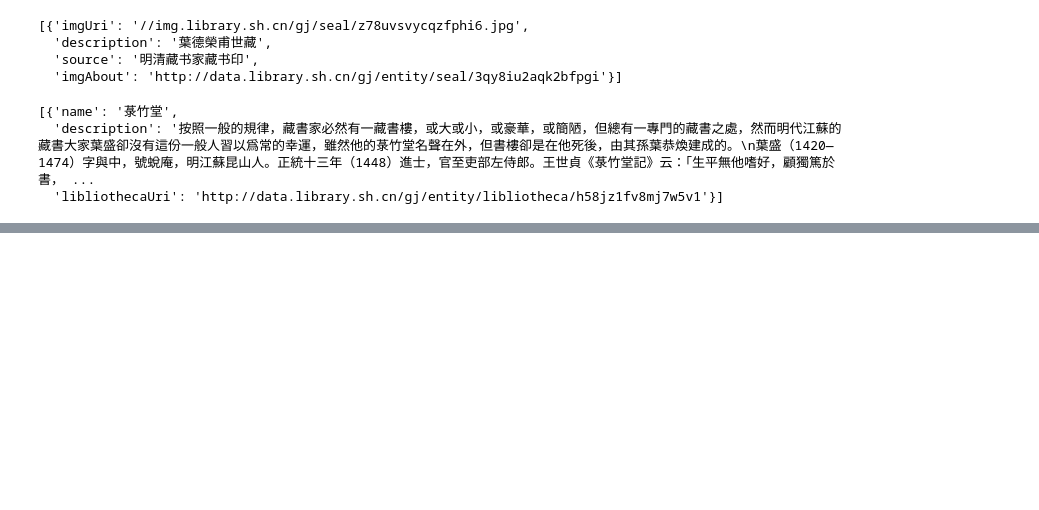
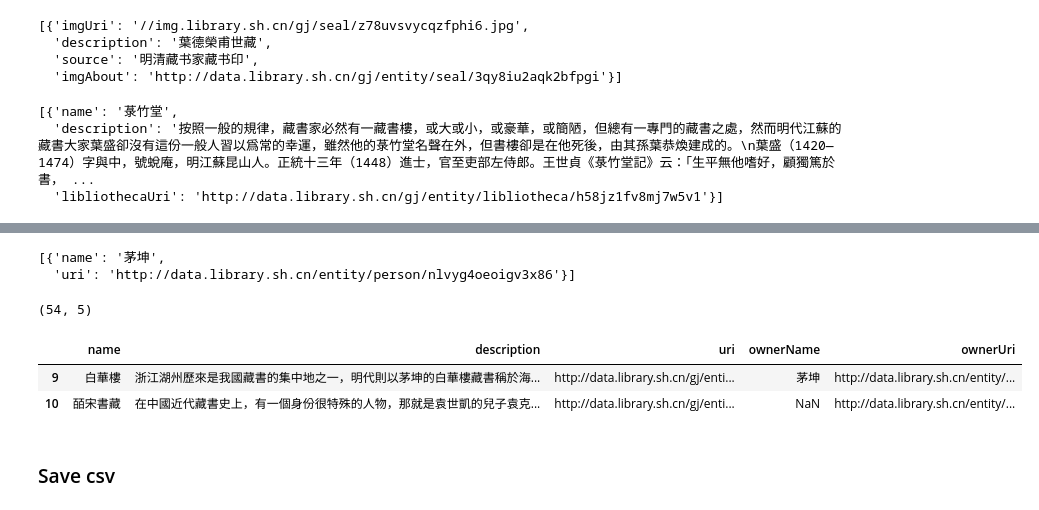
Before and after one commit to jingrong-zhang/Art-of-Chinese-Seal-Engraving, a Jupyter notebook: 01_API_DataCollection/05_json2csv.ipynb, the cells around one changed output, grey strips where cells are left out. Cells and saved outputs as stored; diff of their text form; code cells hidden in the pictures; blank space fills up the shorter version.

```diff
--- a/01_API_DataCollection/05_json2csv.ipynb
+++ b/01_API_DataCollection/05_json2csv.ipynb
@@ -77,0 +125,6 @@ dtype: object
+# %%
+with open('libliotheca_all.json', encoding='utf-8') as inputfile:
+    df3 = pd.read_json(inputfile)
+print(len(df3.columns.tolist()), df3.columns.tolist())
+print(df3.shape)
+df3.loc[9:10,:]
@@ -77,0 +137,19 @@ dtype: object
+# %%
+df3['owner'][9]
+# %% [output]
+[{'name': '茅坤',
+  'uri': 'http://data.library.sh.cn/entity/person/nlvyg4oeoigv3x86'}]
+# %%
+df3['ownerName'] = df3['owner'].apply(lambda x: x[0]['name'] if isinstance(x,list) and x[0].__contains__('name') else np.NaN)
+df3['ownerUri'] = df3['owner'].apply(lambda x: x[0]['uri'] if isinstance(x,list) and x[0].__contains__('uri') else np.NaN)
+
+libliotheca_all = df3[['name','description','uri','ownerName','ownerUri']]
+print(libliotheca_all.shape)
+libliotheca_all.loc[9:10,:]
+# %% [output]
+(54, 5)
+|  | name | description | uri | ownerName | ownerUri |
+| 9 | 白華樓 | 浙江湖州歷來是我國藏書的集中地之一，明代則以茅坤的白華樓藏書稱於海... | http://data.library.sh.cn/gj/enti... | 茅坤 | http://data.library.sh.cn/entity/... |
+| 10 | 皕宋書藏 | 在中國近代藏書史上，有一個身份很特殊的人物，那就是袁世凱的兒子袁克... | http://data.library.sh.cn/gj/enti... | NaN | http://data.library.sh.cn/entity/... |
+# %% [markdown]
+### Save csv
```
Also changed, not shown: parts of 19 cells of this notebook, 3 other files.
